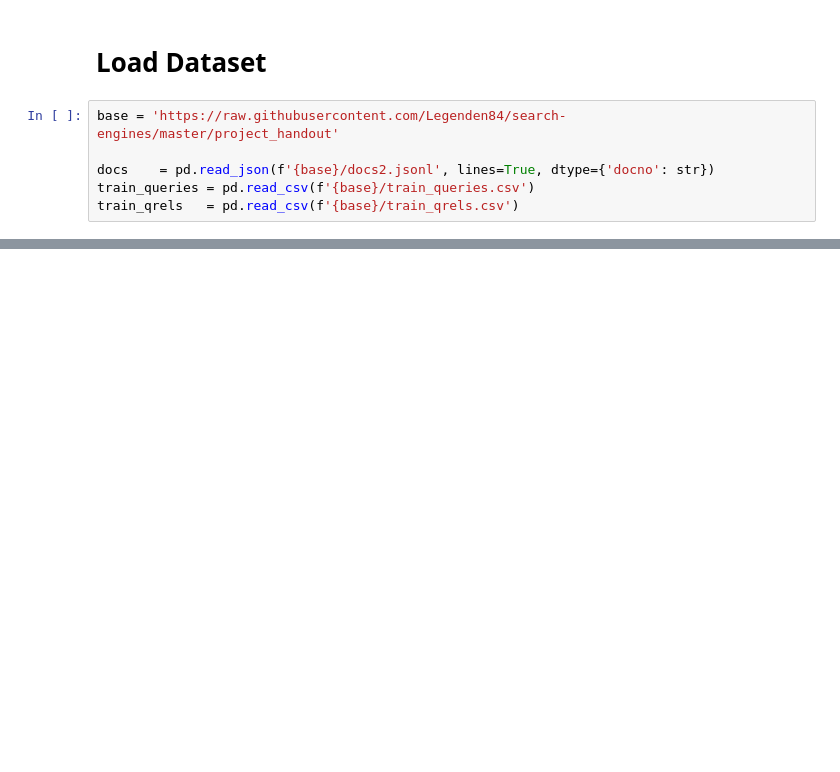
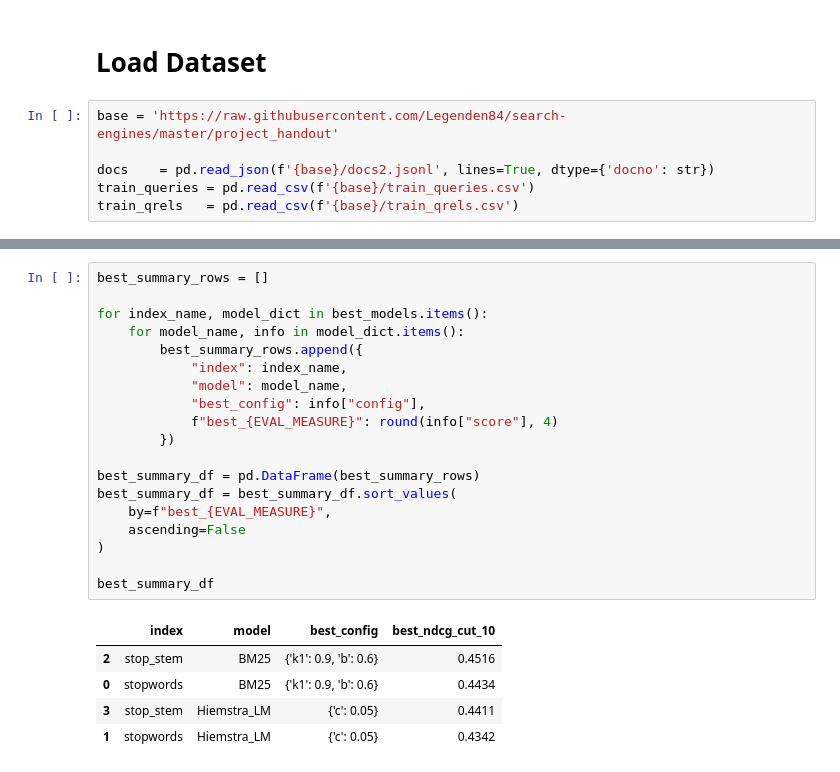
Before and after one commit to Legenden84/search-engines, a Jupyter notebook: notebooks/se_project_4.ipynb, the cells around one changed output, grey strips where cells are left out. Saved outputs shown, nothing was run; the diff lists cells and outputs as text; blank space fills up the shorter version.

```diff
--- a/notebooks/se_project_4.ipynb
+++ b/notebooks/se_project_4.ipynb
@@ -87,0 +438,25 @@ train_qrels   = pd.read_csv(f'{base}/train_qrels.csv')
+# %%
+best_summary_rows = []
+
+for index_name, model_dict in best_models.items():
+    for model_name, info in model_dict.items():
+        best_summary_rows.append({
+            "index": index_name,
+            "model": model_name,
+            "best_config": info["config"],
+            f"best_{EVAL_MEASURE}": round(info["score"], 4)
+        })
+
+best_summary_df = pd.DataFrame(best_summary_rows)
+best_summary_df = best_summary_df.sort_values(
+    by=f"best_{EVAL_MEASURE}",
+    ascending=False
+)
+
+best_summary_df
+# %% [output]
+|  | index | model | best_config | best_ndcg_cut_10 |
+| 2 | stop_stem | BM25 | {'k1': 0.9, 'b': 0.6} | 0.4516 |
+| 0 | stopwords | BM25 | {'k1': 0.9, 'b': 0.6} | 0.4434 |
+| 3 | stop_stem | Hiemstra_LM | {'c': 0.05} | 0.4411 |
+| 1 | stopwords | Hiemstra_LM | {'c': 0.05} | 0.4342 |
```
Also changed, not shown: parts of 17 cells of this notebook, 1 other file.
